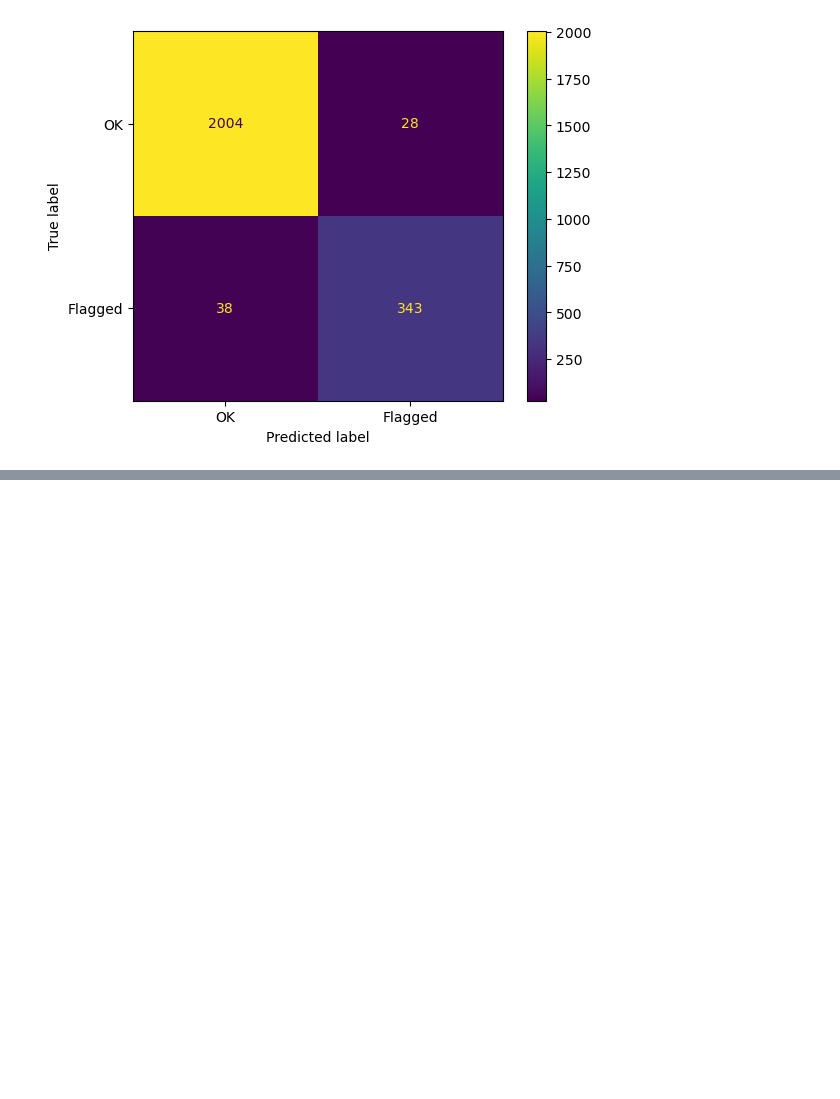
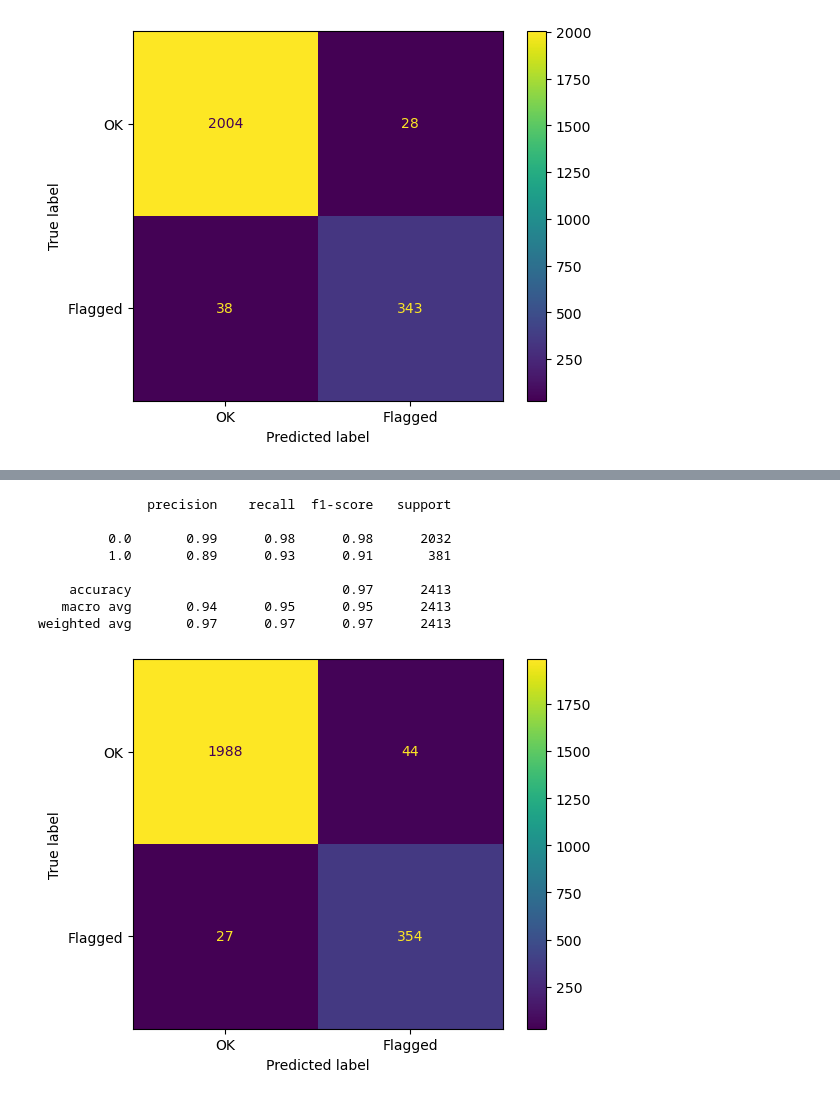
Before and after one commit to kaoutamine/EthereumFraudDetection, a Jupyter notebook: fraud_classifier.ipynb, the cells around one changed output, grey strips where cells are left out. Saved outputs shown, nothing was run; the diff lists cells and outputs as text; code cells hidden in the pictures; blank space fills up the shorter version.

```diff
--- a/fraud_classifier.ipynb
+++ b/fraud_classifier.ipynb
@@ -527,0 +532,12 @@ weighted avg       0.97      0.96      0.96      2413
+# %%
+show_metrics(shallow_model_basic,x,y)
+# %% [output]
+              precision    recall  f1-score   support
+
+         0.0       0.99      0.98      0.98      2032
+         1.0       0.89      0.93      0.91       381
+
+    accuracy                           0.97      2413
+   macro avg       0.94      0.95      0.95      2413
+weighted avg       0.97      0.97      0.97      2413
+[figure, added]
```
Also changed, not shown: parts of 14 cells of this notebook, 2 other files.
